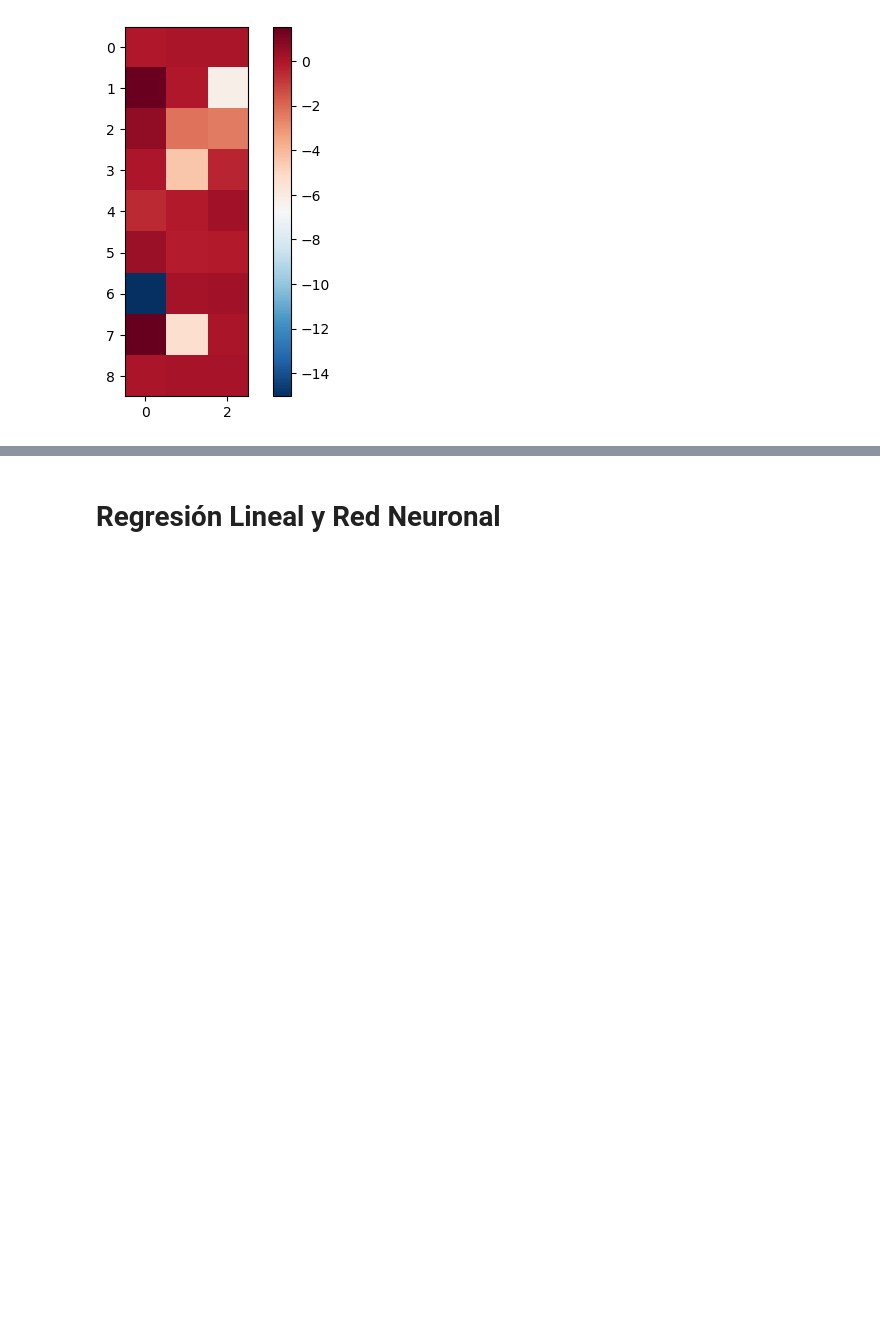
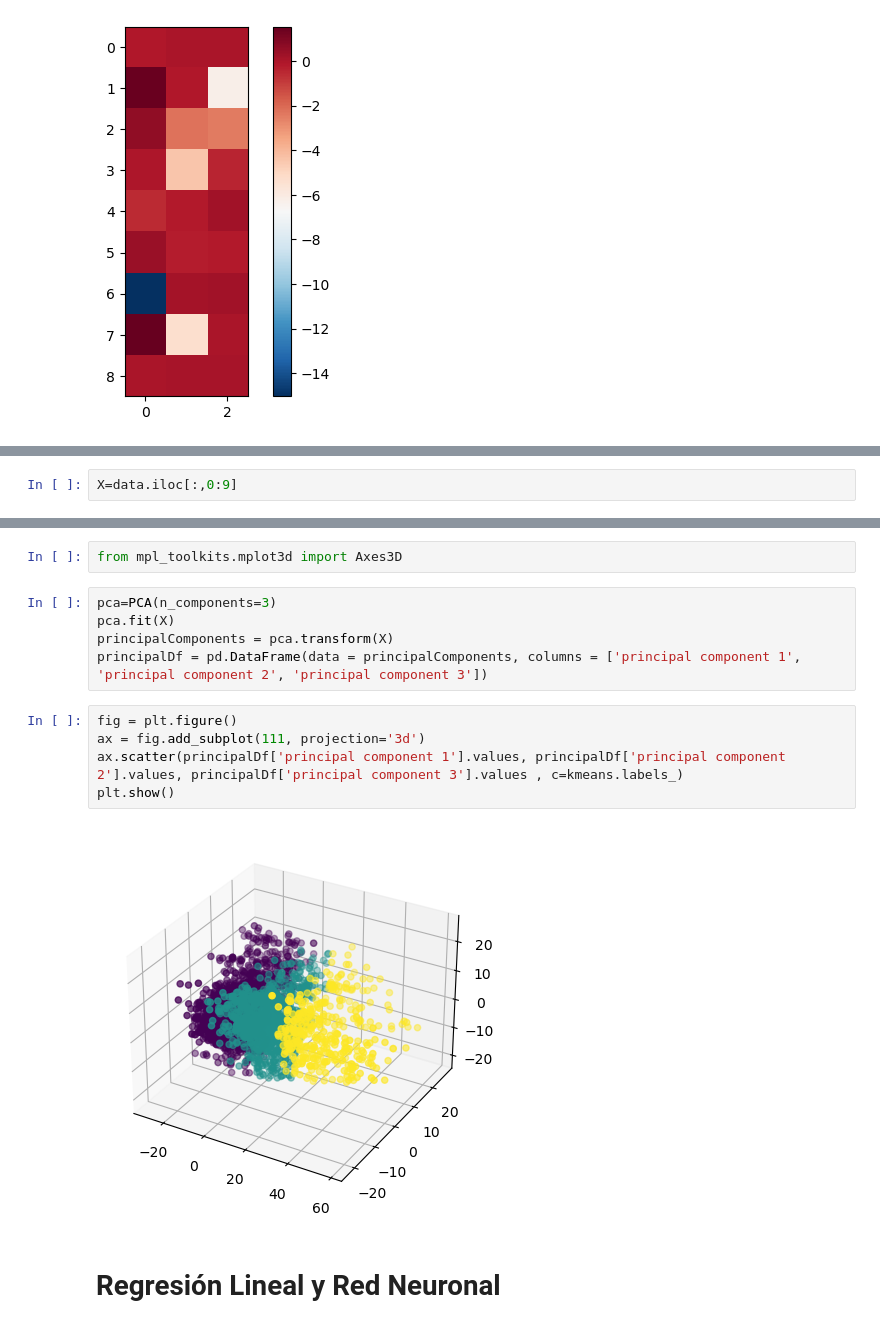
Before and after one commit to PedroAngelFM/TFG, a Jupyter notebook: Python/Código/TFG.ipynb, the cells around one changed output, grey strips where cells are left out. Drawn from its saved outputs; the diff is of its cells as text; blank space fills up the shorter version.

```diff
--- a/Python/Código/TFG.ipynb
+++ b/Python/Código/TFG.ipynb
@@ -164,0 +225,2 @@ Como se puede ver en el primer factor la humedad sigue teniendo una gran importa
+# %%
+X=data.iloc[:,0:9]
@@ -165,3 +238,17 @@ Como se puede ver en el primer factor la humedad sigue teniendo una gran importa
+# %%
+from mpl_toolkits.mplot3d import Axes3D
+# %%
+pca=PCA(n_components=3)
+pca.fit(X)
+principalComponents = pca.transform(X)
+principalDf = pd.DataFrame(data = principalComponents, columns = ['principal component 1', 'principal component 2', 'principal component 3'])
+# %%
+fig = plt.figure()
+ax = fig.add_subplot(111, projection='3d')
+ax.scatter(principalDf['principal component 1'].values, principalDf['principal component 2'].values, principalDf['principal component 3'].values , c=kmeans.labels_)
+plt.show()
+# %% [output]
+[figure, added]
 # %% [markdown]
 # Regresión Lineal y Red Neuronal
 # %% [markdown]
```
Also changed, not shown: parts of 35 cells of this notebook.
